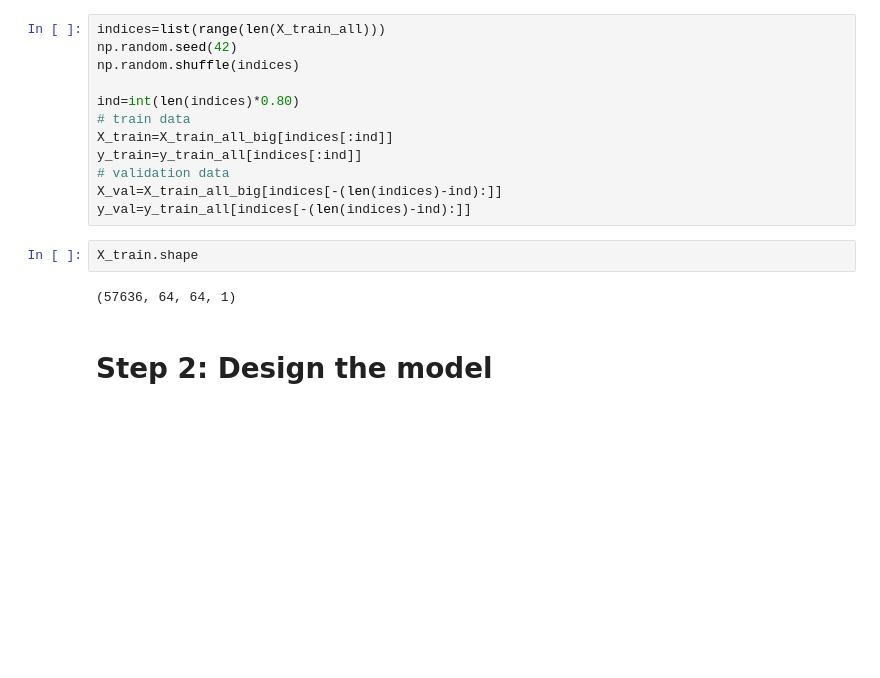
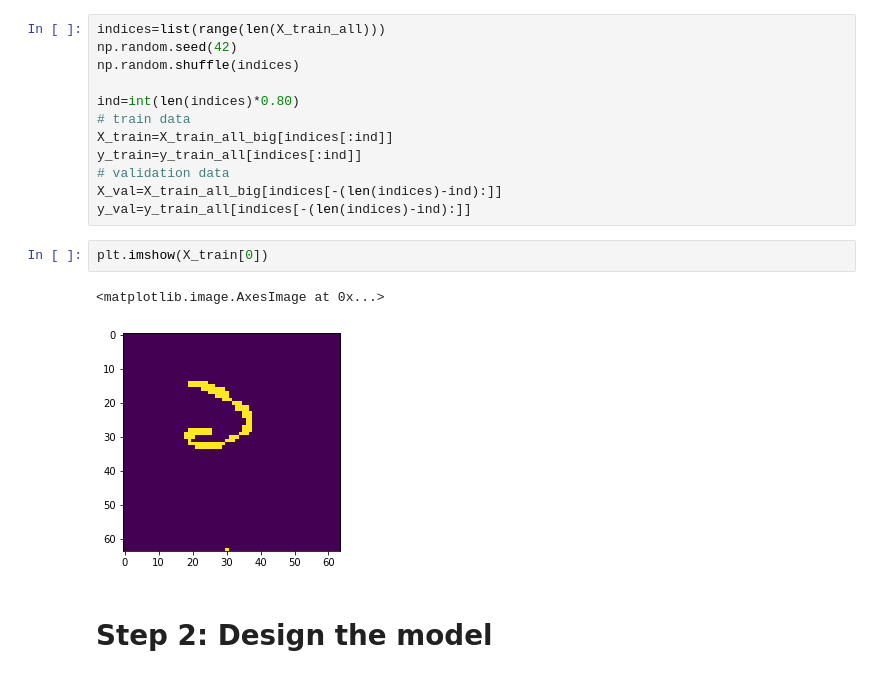
Before and after one commit to tazbin/OCR-from-noisy-images, a Jupyter notebook: Platform coding with interpolation.ipynb, the cells around one changed output. Drawn from its saved outputs; the diff is of its cells as text; blank space fills up the shorter version.

```diff
--- a/Platform coding with interpolation.ipynb
+++ b/Platform coding with interpolation.ipynb
@@ -435,10 +439,11 @@ y_train=y_train_all[indices[:ind]]
 # validation data
 X_val=X_train_all_big[indices[-(len(indices)-ind):]]
 y_val=y_train_all[indices[-(len(indices)-ind):]]
-# %%
-X_train.shape
-# %% [output]
-(57636, 64, 64, 1)
+# %%
+plt.imshow(X_train[0])
+# %% [output]
+<matplotlib.image.AxesImage at 0x...>
+[figure, added]
 # %% [markdown]
 # Step 2: Design the model
 # %%
```
Also changed, not shown: parts of 4 cells of this notebook, 4 other files.
